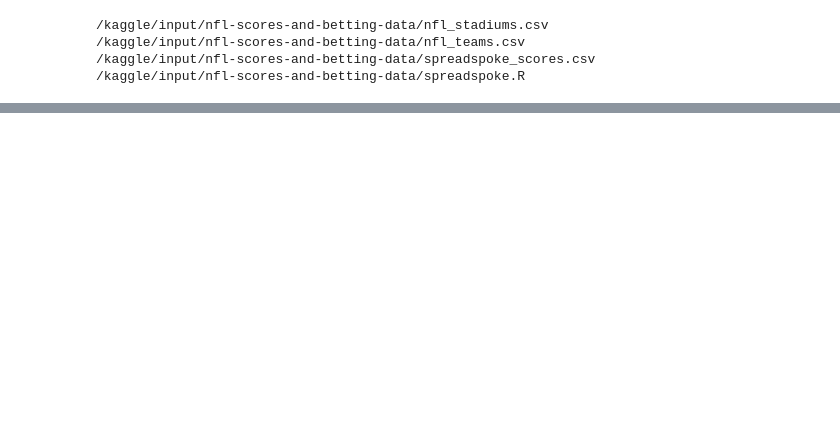
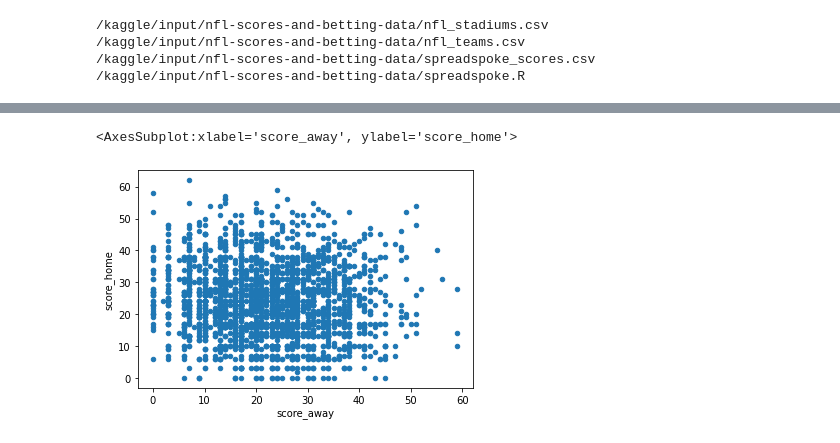
Before and after one commit to arya3364/How-Weather-Effects-Football-Games, a Jupyter notebook: nfl-scores-and-data.ipynb, the cells around one changed output, grey strips where cells are left out. Saved outputs shown, nothing was run; the diff lists cells and outputs as text; code cells hidden in the pictures; blank space fills up the shorter version.

Commit message:
Kaggle Notebook | NFL Scores and Data | Version 6

```diff
--- a/nfl-scores-and-data.ipynb
+++ b/nfl-scores-and-data.ipynb
@@ -22,5 +22,4 @@ for dirname, _, filenames in os.walk('/kaggle/input'):
 /kaggle/input/nfl-scores-and-betting-data/spreadspoke_scores.csv
 /kaggle/input/nfl-scores-and-betting-data/spreadspoke.R
 # %%
-data = pd.read_csv("../input/nfl-scores-and-betting-data/spreadspoke_scores.csv")
-data.head()
+games = pd.read_csv("../input/nfl-scores-and-betting-data/spreadspoke_scores.csv")
@@ -33,0 +35,4 @@ data.head()
+# %%
+games_2010s = games[ games.schedule_season > 2009]
+
+games_2010s.head()
@@ -33,0 +59,5 @@ data.head()
+# %%
+games_2010s.plot(kind = 'scatter', x = 'score_away', y = 'score_home')
+# %% [output]
+<AxesSubplot:xlabel='score_away', ylabel='score_home'>
+[figure, added]
```
Also changed, not shown: parts of 6 cells of this notebook.
